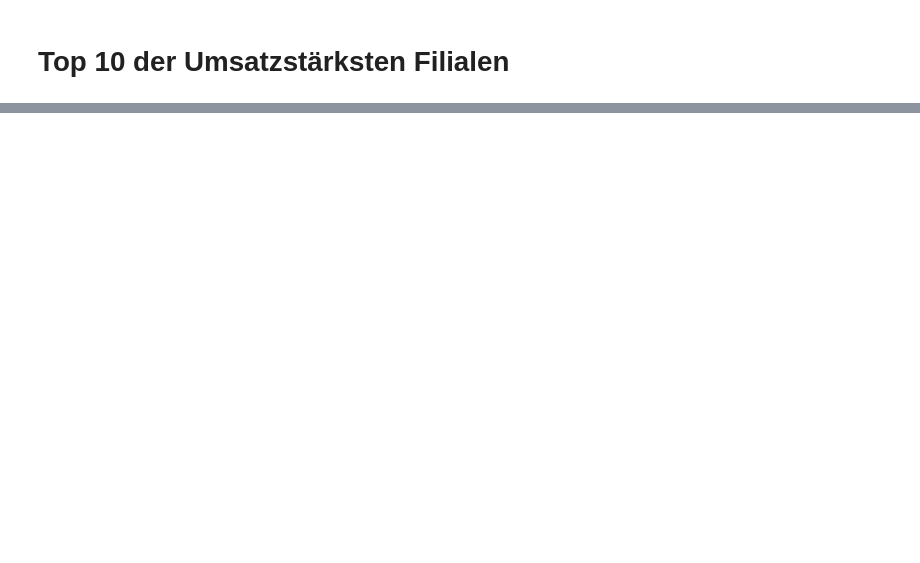
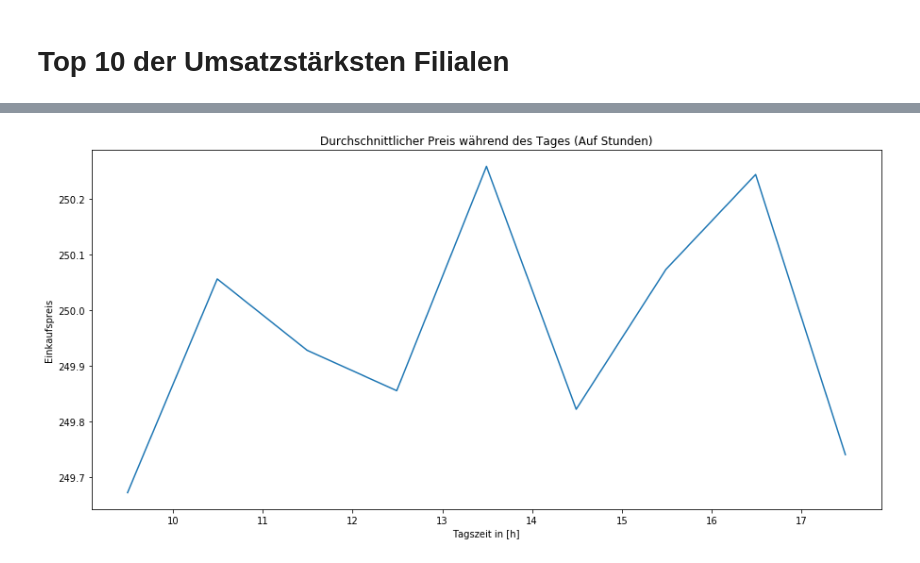
Before and after one commit to SteveVogel1/HadoopMapReduce, a Jupyter notebook: purchases analysis.ipynb, the cells around one changed output, grey strips where cells are left out. Drawn from its saved outputs; the diff is of its cells as text; code cells hidden in the pictures; blank space fills up the shorter version.

```diff
--- a/purchases analysis.ipynb
+++ b/purchases analysis.ipynb
@@ -106,0 +141,8 @@ df.groupby('place')[['place', 'price']].sum().sort_values(by='price')[:10]
+# %%
+fig, ax = plt.subplots(1,1, figsize=(15, 7))
+_ = ax.plot(df_grouped_time_split['time_decimal'], df_grouped_time_split['price'])
+_ = ax.set_title("Durchschnittlicher Preis während des Tages (Auf Stunden)")
+_ = ax.set_xlabel("Tagszeit in [h]")
+_ = ax.set_ylabel("Einkaufspreis")
+# %% [output]
+[figure, added]
```
Also changed, not shown: parts of 21 cells of this notebook.
